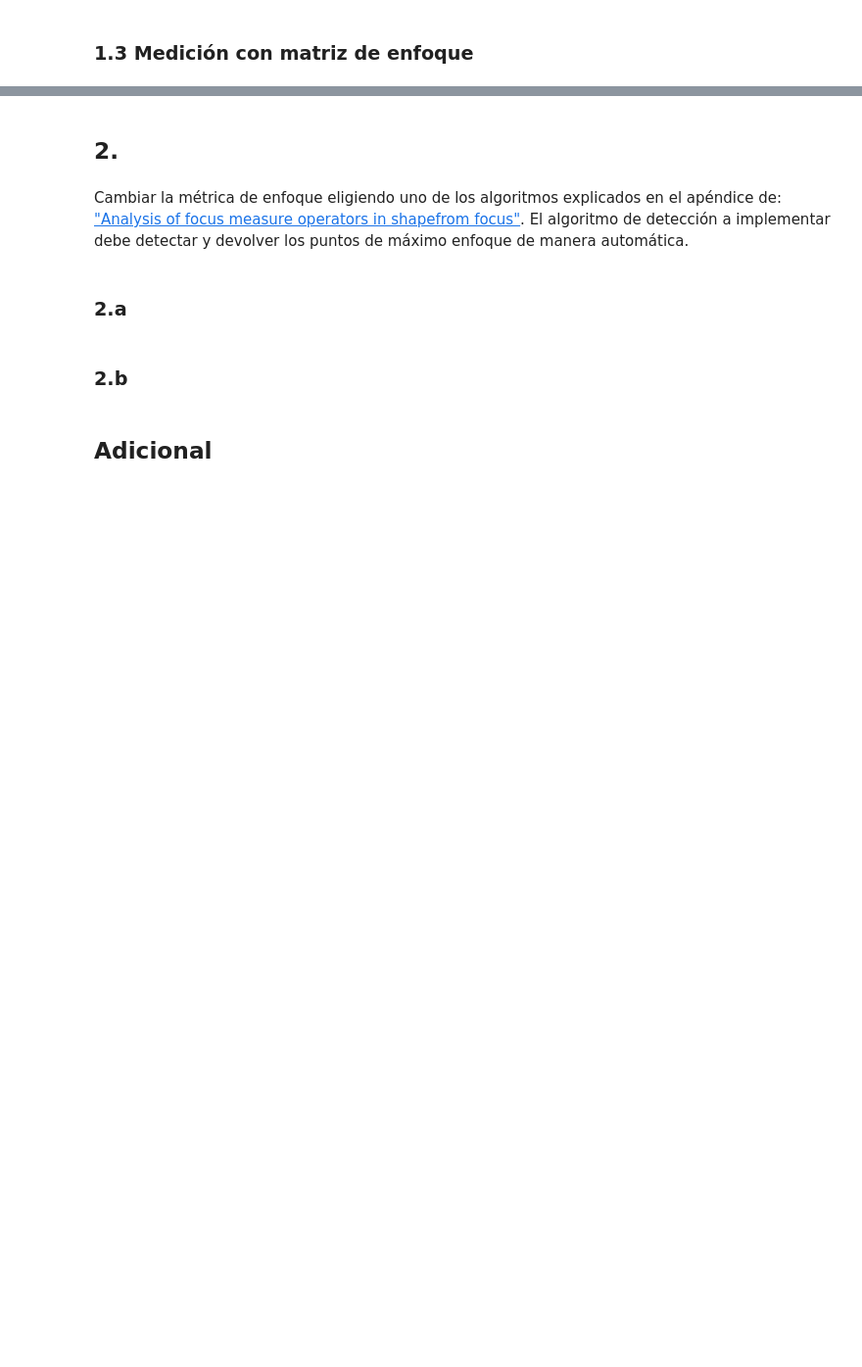
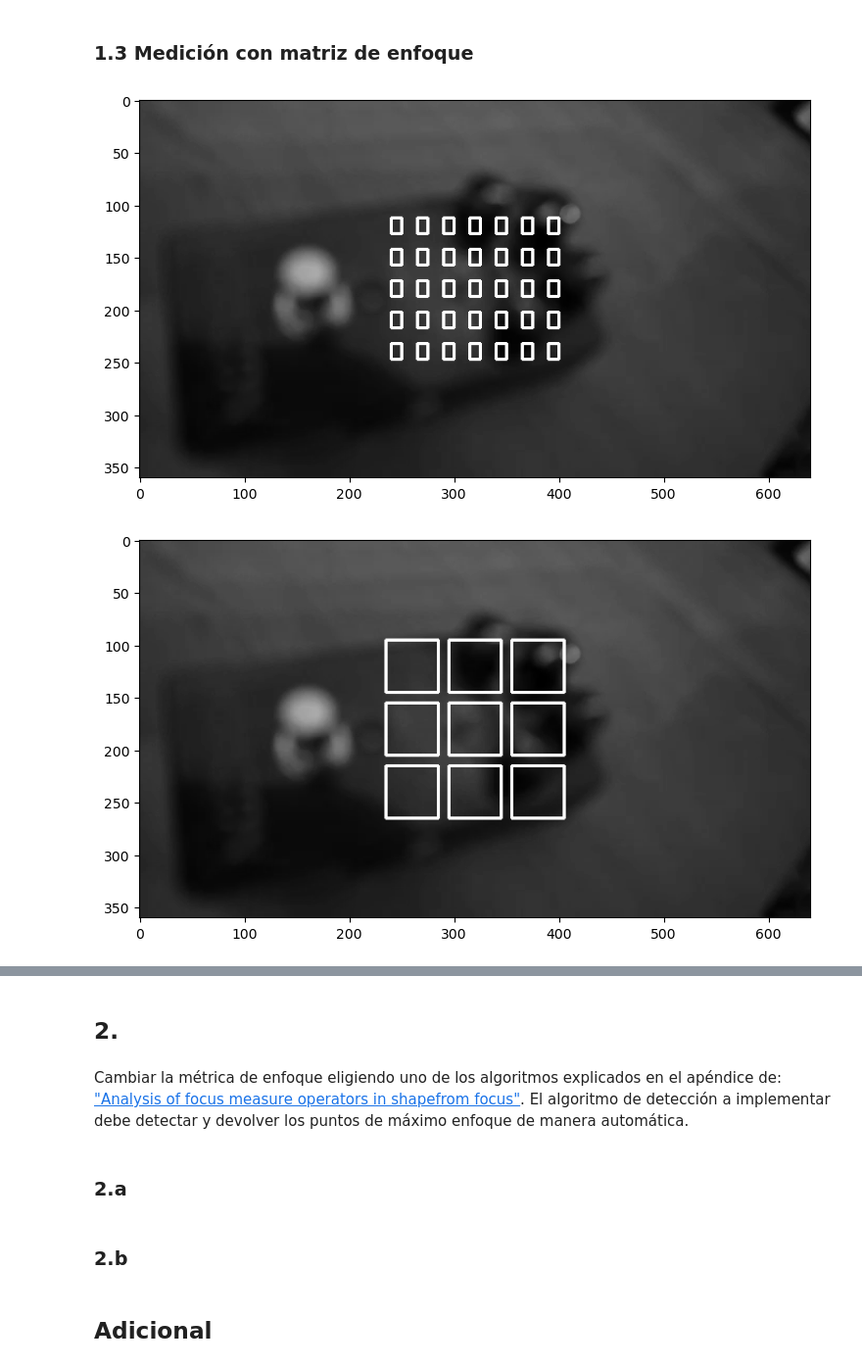
Before and after one commit to mdegano-fiuba/CEIA_VpC1, a Jupyter notebook: TP2/VpC1_TP2.ipynb, the cells around one changed output, grey strips where cells are left out. Shown at 98% size. Saved outputs shown, nothing was run; the diff lists cells and outputs as text; code cells hidden in the pictures; blank space fills up the shorter version.

```diff
--- a/TP2/VpC1_TP2.ipynb
+++ b/TP2/VpC1_TP2.ipynb
@@ -397,2 +539,48 @@ for p in percent:
 # %% [markdown]
 ### 1.3 Medición con matriz de enfoque
+# %%
+# Diferentes configuraciones de matrices de enfoque
+focusMxs = [
+{
+    'rect_WxH': (10, 15),   # Dimensiones de los rectángulos equiespaciados (ancho x alto)
+    'matrix_R-C': (5, 7),    # Dimensiones de la matriz (Filas - Columnas)
+    'sep': 15               # Separación entre rectángulos de la matriz
+},
+{
+    'rect_WxH': (50, 50),
+    'matrix_R-C': (3, 3),
+    'sep': 10
+},
+{
+    'rect_WxH': (20, 30),
+    'matrix_R-C': (5, 5),
+    'sep': 20
+},
+{
+    'rect_WxH': (30, 30),
+    'matrix_R-C': (7, 5),
+    'sep': 10
+},
+{
+    'rect_WxH': (15, 15),
+    'matrix_R-C': (9, 7),
+    'sep': 10
+}]
+# %%
+# Ejemplo de visualización de las matrices de enfoque sobre el primer frame
+
+for m in focusMxs:
+
+    frame_g = cv.cvtColor(video_frames[0], cv.COLOR_BGR2GRAY)
+
+    result, matrix = getFocusMatrix(frame_g.shape, m['rect_WxH'], m['matrix_R-C'], m['sep'])
+
+    if result == "OK":
+        frame_n = printFocusMatrix(frame_g, matrix)
+        plt.figure(figsize=(10, 5))
+        plt.imshow(frame_n, cmap='gray')
+    else:
+        print(result)
+# %% [output]
+[figure, added]
+[figure, added]
```
Also changed, not shown: parts of 44 cells of this notebook, 10 other files.
